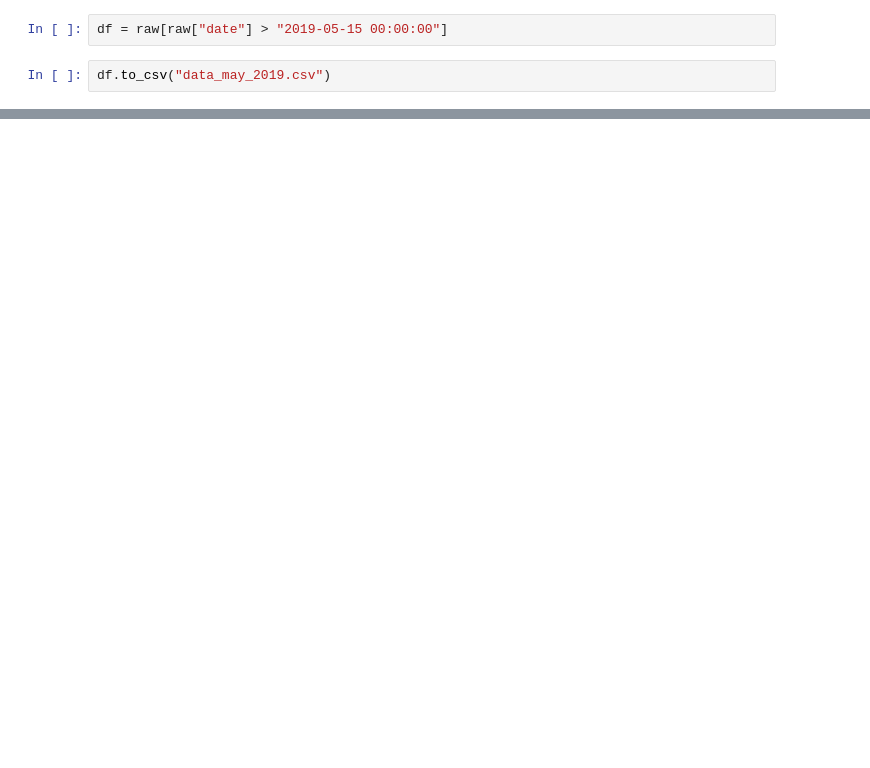
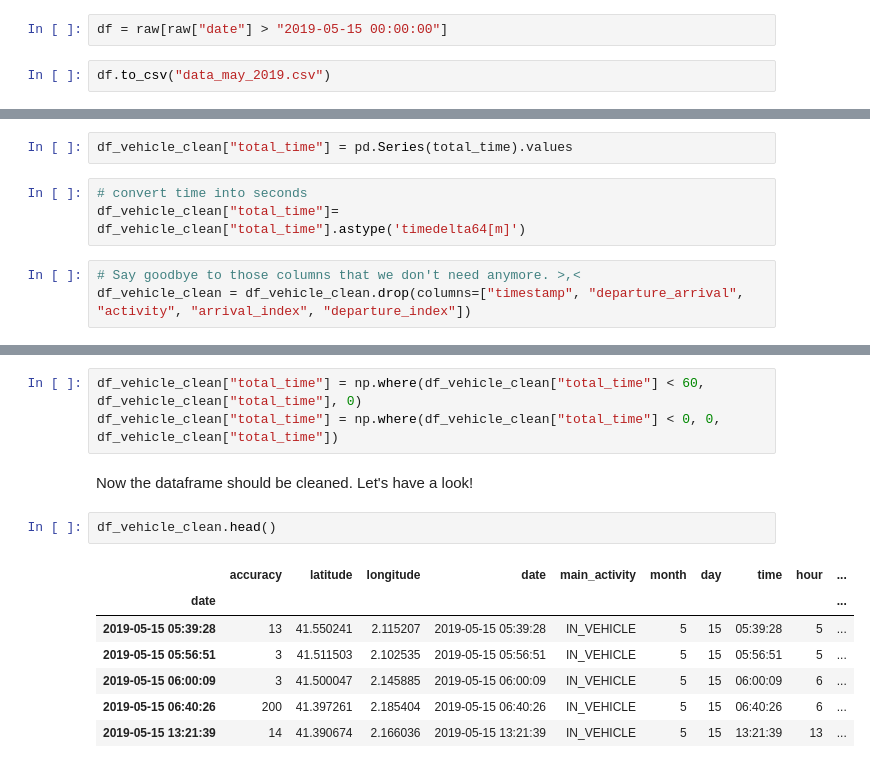
Before and after one commit to ta-data-bcn/Project-Week-5-Your-Own-Project, a Jupyter notebook: your-project/Project_Week5.ipynb, the cells around one changed output, grey strips where cells are left out. Saved outputs shown, nothing was run; the diff lists cells and outputs as text; blank space fills up the shorter version.

```diff
--- a/your-project/Project_Week5.ipynb
+++ b/your-project/Project_Week5.ipynb
@@ -128,0 +245,8 @@ fig
+# %%
+df_vehicle_clean["total_time"] = pd.Series(total_time).values
+# %%
+# convert time into seconds
+df_vehicle_clean["total_time"]= df_vehicle_clean["total_time"].astype('timedelta64[m]')
+# %%
+# Say goodbye to those columns that we don't need anymore. >,<
+df_vehicle_clean = df_vehicle_clean.drop(columns=["timestamp", "departure_arrival", "activity", "arrival_index", "departure_index"])
@@ -128,0 +255,15 @@ fig
+# %%
+df_vehicle_clean["total_time"] = np.where(df_vehicle_clean["total_time"] < 60, df_vehicle_clean["total_time"], 0)
+df_vehicle_clean["total_time"] = np.where(df_vehicle_clean["total_time"] < 0, 0, df_vehicle_clean["total_time"])
+# %% [markdown]
+Now the dataframe should be cleaned. Let's have a look!
+# %%
+df_vehicle_clean.head()
+# %% [output]
+|  | accuracy | latitude | longitude | date | main_activity | month | day | time | hour | ... |
+| date |  |  |  |  |  |  |  |  |  | ... |
+| 2019-05-15 05:39:28 | 13 | 41.550241 | 2.115207 | 2019-05-15 05:39:28 | IN_VEHICLE | 5 | 15 | 05:39:28 | 5 | ... |
+| 2019-05-15 05:56:51 | 3 | 41.511503 | 2.102535 | 2019-05-15 05:56:51 | IN_VEHICLE | 5 | 15 | 05:56:51 | 5 | ... |
+| 2019-05-15 06:00:09 | 3 | 41.500047 | 2.145885 | 2019-05-15 06:00:09 | IN_VEHICLE | 5 | 15 | 06:00:09 | 6 | ... |
+| 2019-05-15 06:40:26 | 200 | 41.397261 | 2.185404 | 2019-05-15 06:40:26 | IN_VEHICLE | 5 | 15 | 06:40:26 | 6 | ... |
+| 2019-05-15 13:21:39 | 14 | 41.390674 | 2.166036 | 2019-05-15 13:21:39 | IN_VEHICLE | 5 | 15 | 13:21:39 | 13 | ... |
```
Also changed, not shown: parts of 70 cells of this notebook.
